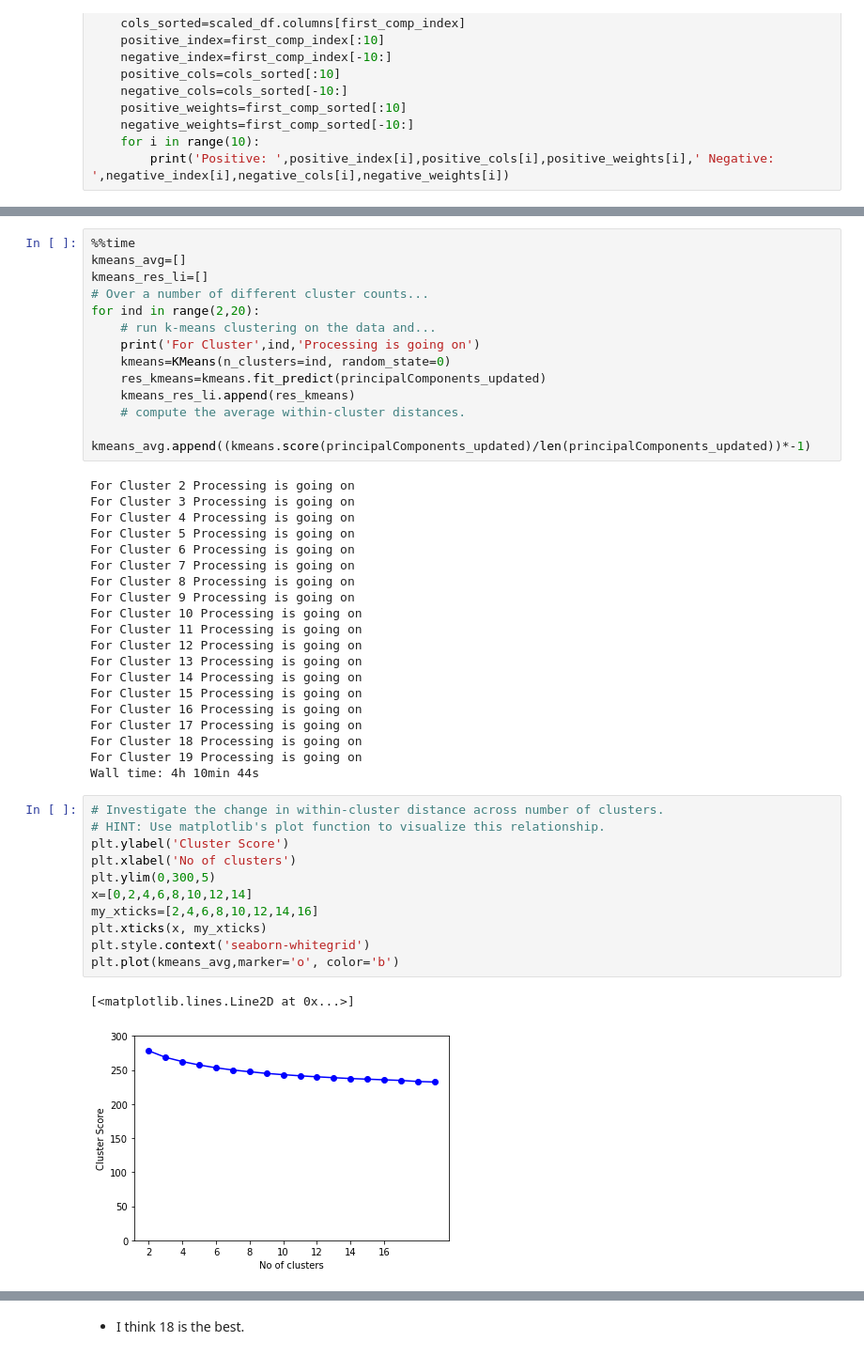
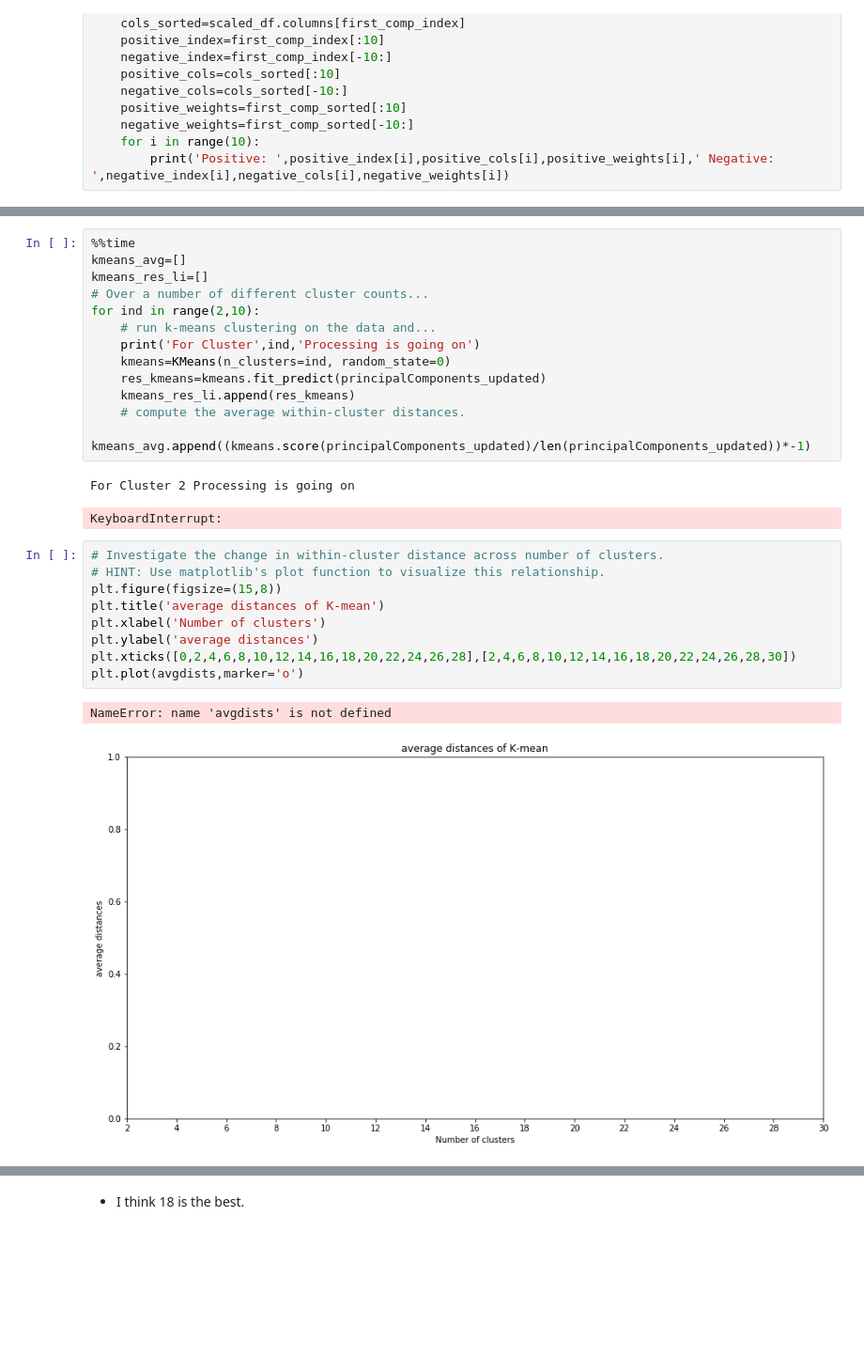
Before and after one commit to xueweiyema/ArvatoProject, a Jupyter notebook: Arvato Project Workbook.ipynb, the cells around one changed output, grey strips where cells are left out. Shown at 94% size. Cells and saved outputs as stored; diff of their text form; blank space fills up the shorter version.

```diff
--- a/Arvato Project Workbook.ipynb
+++ b/Arvato Project Workbook.ipynb
@@ -911,7 +995,7 @@ Positive:  254 VK_DHT4A 0.1157838386001719  Negative:  247 ONLINE_AFFINITAET -0.
 kmeans_avg=[]
 kmeans_res_li=[]
 # Over a number of different cluster counts...
-for ind in range(2,20):
+for ind in range(2,10):
     # run k-means clustering on the data and...
     print('For Cluster',ind,'Processing is going on')
     kmeans=KMeans(n_clusters=ind, random_state=0)
@@ -921,38 +1005,19 @@ for ind in range(2,20):
     kmeans_avg.append((kmeans.score(principalComponents_updated)/len(principalComponents_updated))*-1)
 # %% [output]
 For Cluster 2 Processing is going on
-For Cluster 3 Processing is going on
-For Cluster 4 Processing is going on
-For Cluster 5 Processing is going on
-For Cluster 6 Processing is going on
-For Cluster 7 Processing is going on
-For Cluster 8 Processing is going on
-For Cluster 9 Processing is going on
-For Cluster 10 Processing is going on
-For Cluster 11 Processing is going on
-For Cluster 12 Processing is going on
-For Cluster 13 Processing is going on
-For Cluster 14 Processing is going on
-For Cluster 15 Processing is going on
-For Cluster 16 Processing is going on
-For Cluster 17 Processing is going on
-For Cluster 18 Processing is going on
-For Cluster 19 Processing is going on
-Wall time: 4h 10min 44s
+KeyboardInterrupt:
 # %%
 # Investigate the change in within-cluster distance across number of clusters.
 # HINT: Use matplotlib's plot function to visualize this relationship.
-plt.ylabel('Cluster Score')
-plt.xlabel('No of clusters')
-plt.ylim(0,300,5)
-x=[0,2,4,6,8,10,12,14]
-my_xticks=[2,4,6,8,10,12,14,16]
-plt.xticks(x, my_xticks)
-plt.style.context('seaborn-whitegrid')
-plt.plot(kmeans_avg,marker='o', color='b')
+plt.figure(figsize=(15,8))
+plt.title('average distances of K-mean')
+plt.xlabel('Number of clusters')
+plt.ylabel('average distances')
+plt.xticks([0,2,4,6,8,10,12,14,16,18,20,22,24,26,28],[2,4,6,8,10,12,14,16,18,20,22,24,26,28,30])
+plt.plot(avgdists,marker='o')
 # %% [output]
-[<matplotlib.lines.Line2D at 0x...>]
+NameError: name 'avgdists' is not defined
-[figure, old version]
+[figure, new version]
 # %%
 print(kmeans_avg)
 # %% [output]
```
Also changed, not shown: parts of 52 cells of this notebook, 1 other file.
